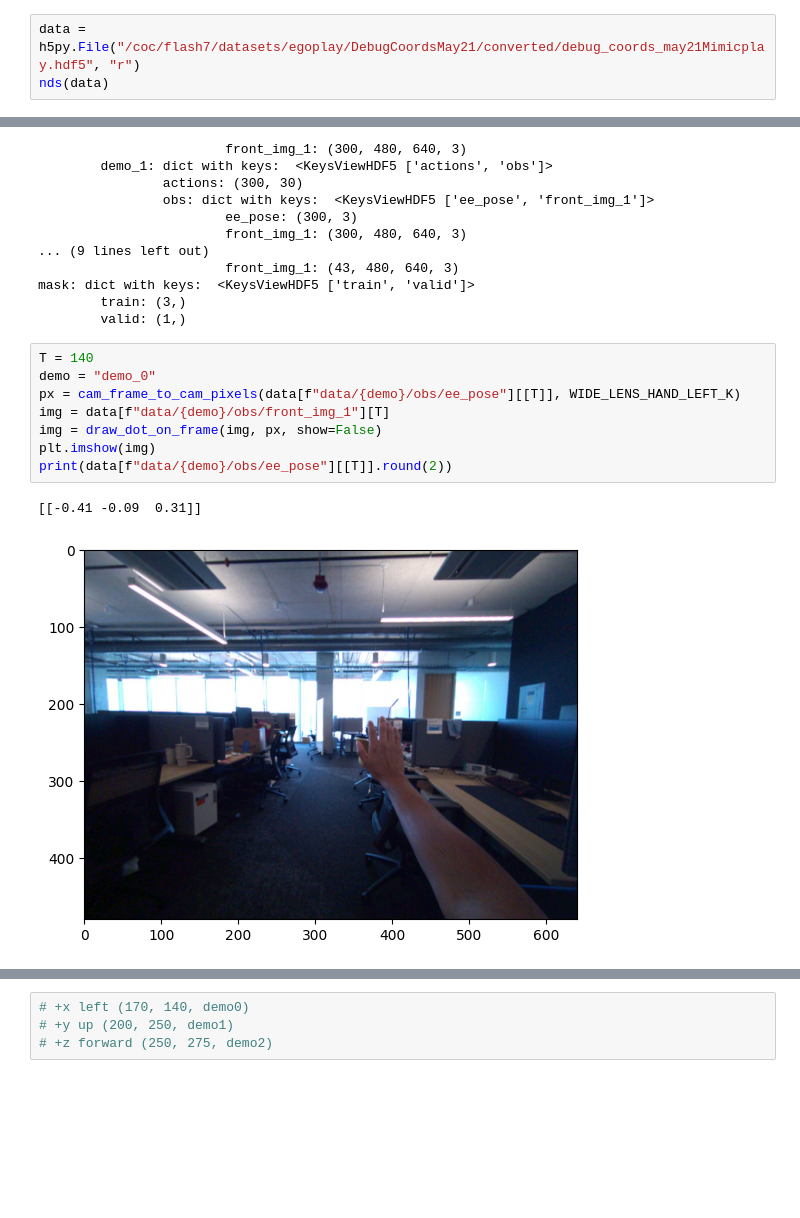
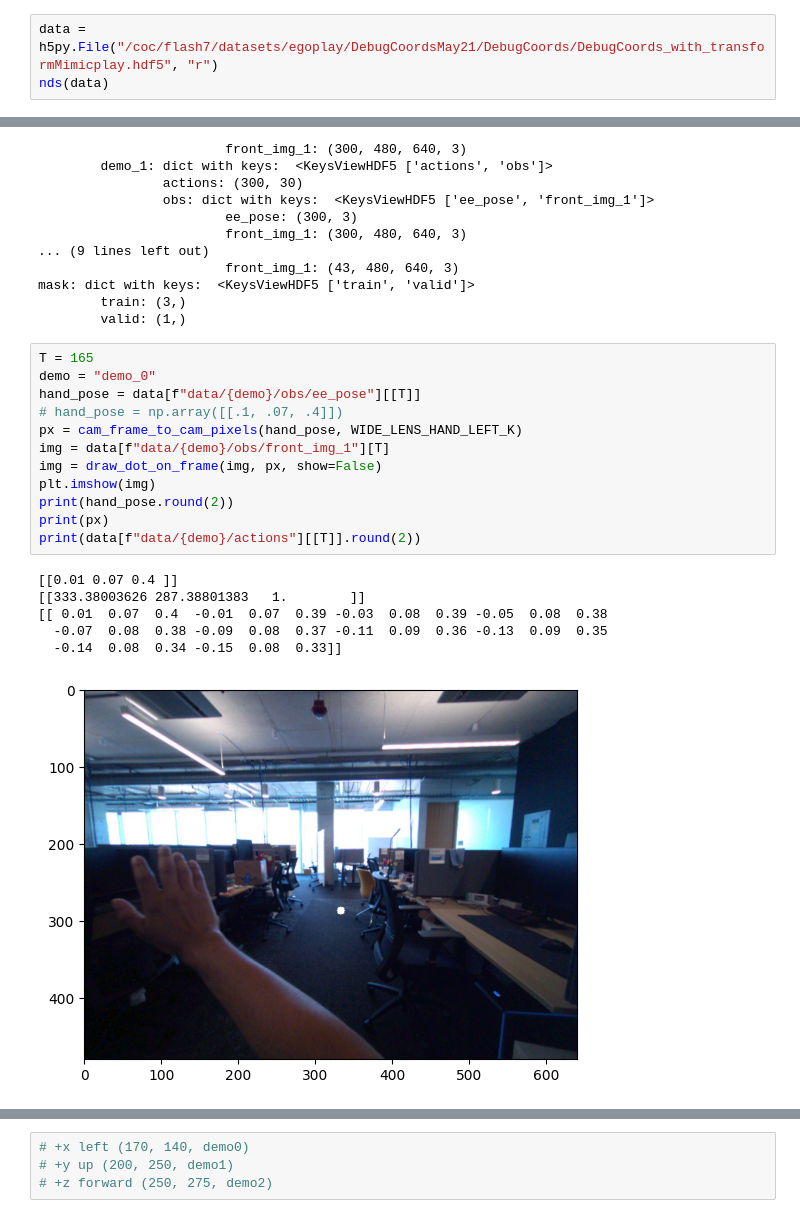
Before and after one commit to swati-gupta-tri-global/EgoMimic, a Jupyter notebook: mimicplay/scripts/aloha_process/VRV2.ipynb, the cells around one changed output, grey strips where cells are left out. Saved outputs shown, nothing was run; the diff lists cells and outputs as text; blank space fills up the shorter version.

```diff
--- a/mimicplay/scripts/aloha_process/VRV2.ipynb
+++ b/mimicplay/scripts/aloha_process/VRV2.ipynb
@@ -60,7 +63,7 @@ plt.imshow(img)
 # %% [markdown]
 ## Aria Hand Data
 # %%
-data = h5py.File("/coc/flash7/datasets/egoplay/DebugCoordsMay21/converted/debug_coords_may21Mimicplay.hdf5", "r")
+data = h5py.File("/coc/flash7/datasets/egoplay/DebugCoordsMay21/DebugCoords/DebugCoords_with_transformMimicplay.hdf5", "r")
 nds(data)
 # %% [output]
 dict with keys:  <KeysViewHDF5 ['data', 'mask']>
@@ -81,16 +84,24 @@ mask: dict with keys:  <KeysViewHDF5 ['train', 'valid']>
         train: (3,)
         valid: (1,)
 # %%
-T = 140
+T = 165
 demo = "demo_0"
-px = cam_frame_to_cam_pixels(data[f"data/{demo}/obs/ee_pose"][[T]], WIDE_LENS_HAND_LEFT_K)
+hand_pose = data[f"data/{demo}/obs/ee_pose"][[T]]
+# hand_pose = np.array([[.1, .07, .4]])
+px = cam_frame_to_cam_pixels(hand_pose, WIDE_LENS_HAND_LEFT_K)
 img = data[f"data/{demo}/obs/front_img_1"][T]
 img = draw_dot_on_frame(img, px, show=False)
 plt.imshow(img)
-print(data[f"data/{demo}/obs/ee_pose"][[T]].round(2))
+print(hand_pose.round(2))
+print(px)
+print(data[f"data/{demo}/actions"][[T]].round(2))
 # %% [output]
-[[-0.41 -0.09  0.31]]
+[[0.01 0.07 0.4 ]]
+[[333.38003626 287.38801383   1.        ]]
+[[ 0.01  0.07  0.4  -0.01  0.07  0.39 -0.03  0.08  0.39 -0.05  0.08  0.38
+  -0.07  0.08  0.38 -0.09  0.08  0.37 -0.11  0.09  0.36 -0.13  0.09  0.35
+  -0.14  0.08  0.34 -0.15  0.08  0.33]]
-[figure, old version]
+[figure, new version]
 # %%
 T = 170
 px = cam_frame_to_cam_pixels(data[f"data/{demo}/obs/ee_pose"][[T]], WIDE_LENS_HAND_LEFT_K)
```
Also changed, not shown: parts of 3 cells of this notebook, 12 other files.
